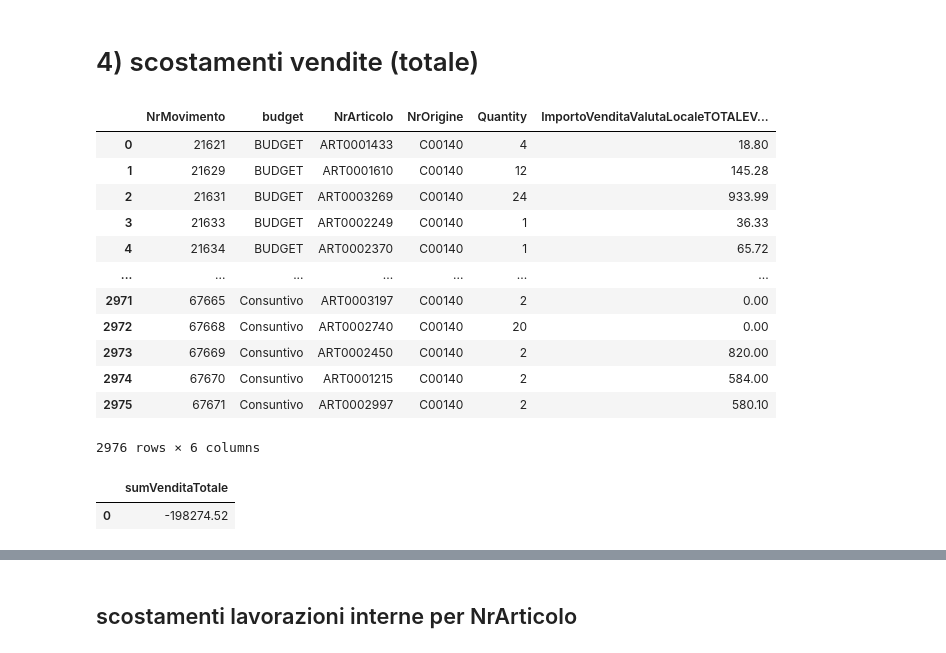
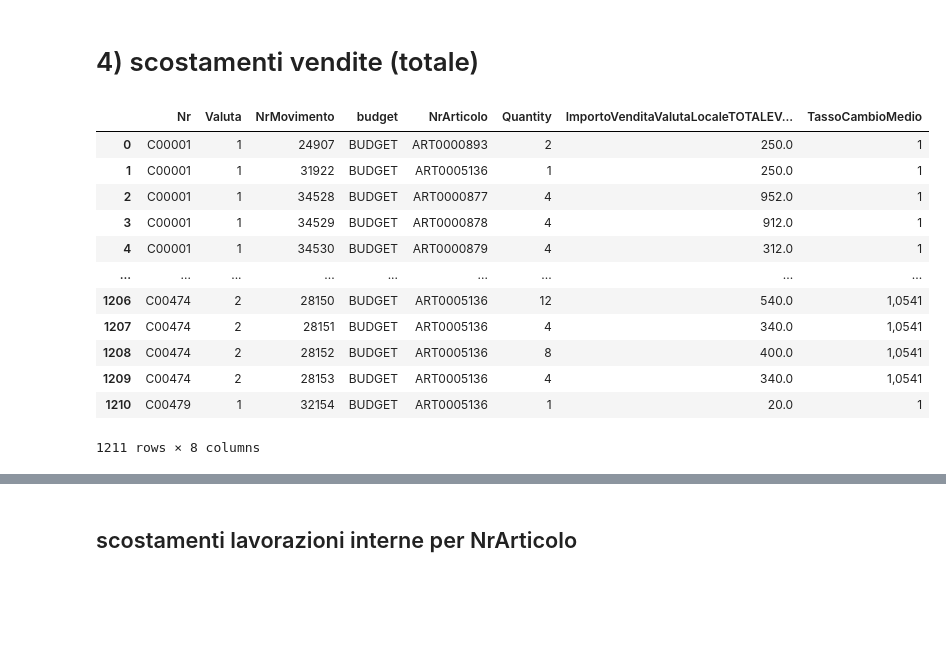
Before and after one commit to VinciGit00/SCGProject, a Jupyter notebook: Datasets/DataElaboration/Granularity.ipynb, the cells around one changed output, grey strips where cells are left out. Saved outputs shown, nothing was run; the diff lists cells and outputs as text; code cells hidden in the pictures; blank space fills up the shorter version.

```diff
--- a/Datasets/DataElaboration/Granularity.ipynb
+++ b/Datasets/DataElaboration/Granularity.ipynb
@@ -572,29 +572,30 @@ tempImpiego+tempPrezzo # scostamento totale remains consistent!!! :)
 | 0 | -96733.03 |
 # %% [markdown]
 # 4) scostamenti vendite (totale)
-# %%
-dfVendite.rename(columns = {'budget/cons':'budget'}, inplace = True)
-dfVendite
-# %% [output]
-|  | NrMovimento | budget | NrArticolo | NrOrigine | Quantity | ImportoVenditaValutaLocaleTOTALEV... |
-| 0 | 21621 | BUDGET | ART0001433 | C00140 | 4 | 18.80 |
-| 1 | 21629 | BUDGET | ART0001610 | C00140 | 12 | 145.28 |
-| 2 | 21631 | BUDGET | ART0003269 | C00140 | 24 | 933.99 |
-| 3 | 21633 | BUDGET | ART0002249 | C00140 | 1 | 36.33 |
-| 4 | 21634 | BUDGET | ART0002370 | C00140 | 1 | 65.72 |
-| ... | ... | ... | ... | ... | ... | ... |
-| 2971 | 67665 | Consuntivo | ART0003197 | C00140 | 2 | 0.00 |
-| 2972 | 67668 | Consuntivo | ART0002740 | C00140 | 20 | 0.00 |
-| 2973 | 67669 | Consuntivo | ART0002450 | C00140 | 2 | 820.00 |
-| 2974 | 67670 | Consuntivo | ART0001215 | C00140 | 2 | 584.00 |
-| 2975 | 67671 | Consuntivo | ART0002997 | C00140 | 2 | 580.10 |
-2976 rows × 6 columns
-# %%
-venditeConsuntivo = sqldf("SELECT DISTINCT * FROM dfVendite WHERE budget = 'CONSUNTIVO' or budget = 'Consuntivo'")
-venditeBudget = sqldf("SELECT DISTINCT * FROM dfVendite WHERE budget = 'BUDGET' or budget = 'Budget'")
-sumVenditeConsuntivo = sqldf('select sum(ImportoVenditaValutaLocaleTOTALEVENDITA) as sumVenditaTotale from venditeConsuntivo')
-sumVenditeBudget = sqldf('select sum(ImportoVenditaValutaLocaleTOTALEVENDITA) as sumVenditaTotale from venditeBudget')
-sumVenditeBudget-sumVenditeConsuntivo
-# %% [output]
-|  | sumVenditaTotale |
-| 0 | -198274.52 |
+# %%
+dfVendite.rename(columns = {'budget/cons':'budget'}, inplace = True)
+#Joining with the exchange rate
+dfVendite = sqldf("SELECT * FROM  dfClienti C JOIN dfVendite V ON C.Nr = V.NrOrigine")
+
+#La prima colonna è il codice del cliente
+
+dfVendite = sqldf("SELECT * FROM dfVendite V JOIN dfCambio C ON  V.Valuta = C.CodiceValuta AND V.budget = C.Anno ")
+del dfVendite['Anno']
+del dfVendite['CodiceValuta']
+del dfVendite['NrOrigine']
+
+dfVendite
+# %% [output]
+|  | Nr | Valuta | NrMovimento | budget | NrArticolo | Quantity | ImportoVenditaValutaLocaleTOTALEV... | TassoCambioMedio |
+| 0 | C00001 | 1 | 24907 | BUDGET | ART0000893 | 2 | 250.0 | 1 |
+| 1 | C00001 | 1 | 31922 | BUDGET | ART0005136 | 1 | 250.0 | 1 |
+| 2 | C00001 | 1 | 34528 | BUDGET | ART0000877 | 4 | 952.0 | 1 |
+| 3 | C00001 | 1 | 34529 | BUDGET | ART0000878 | 4 | 912.0 | 1 |
+| 4 | C00001 | 1 | 34530 | BUDGET | ART0000879 | 4 | 312.0 | 1 |
+| ... | ... | ... | ... | ... | ... | ... | ... | ... |
+| 1206 | C00474 | 2 | 28150 | BUDGET | ART0005136 | 12 | 540.0 | 1,0541 |
+| 1207 | C00474 | 2 | 28151 | BUDGET | ART0005136 | 4 | 340.0 | 1,0541 |
+| 1208 | C00474 | 2 | 28152 | BUDGET | ART0005136 | 8 | 400.0 | 1,0541 |
+| 1209 | C00474 | 2 | 28153 | BUDGET | ART0005136 | 4 | 340.0 | 1,0541 |
+| 1210 | C00479 | 1 | 32154 | BUDGET | ART0005136 | 1 | 20.0 | 1 |
+1211 rows × 8 columns
```
Also changed, not shown: parts of 9 cells of this notebook, 4 other files.
